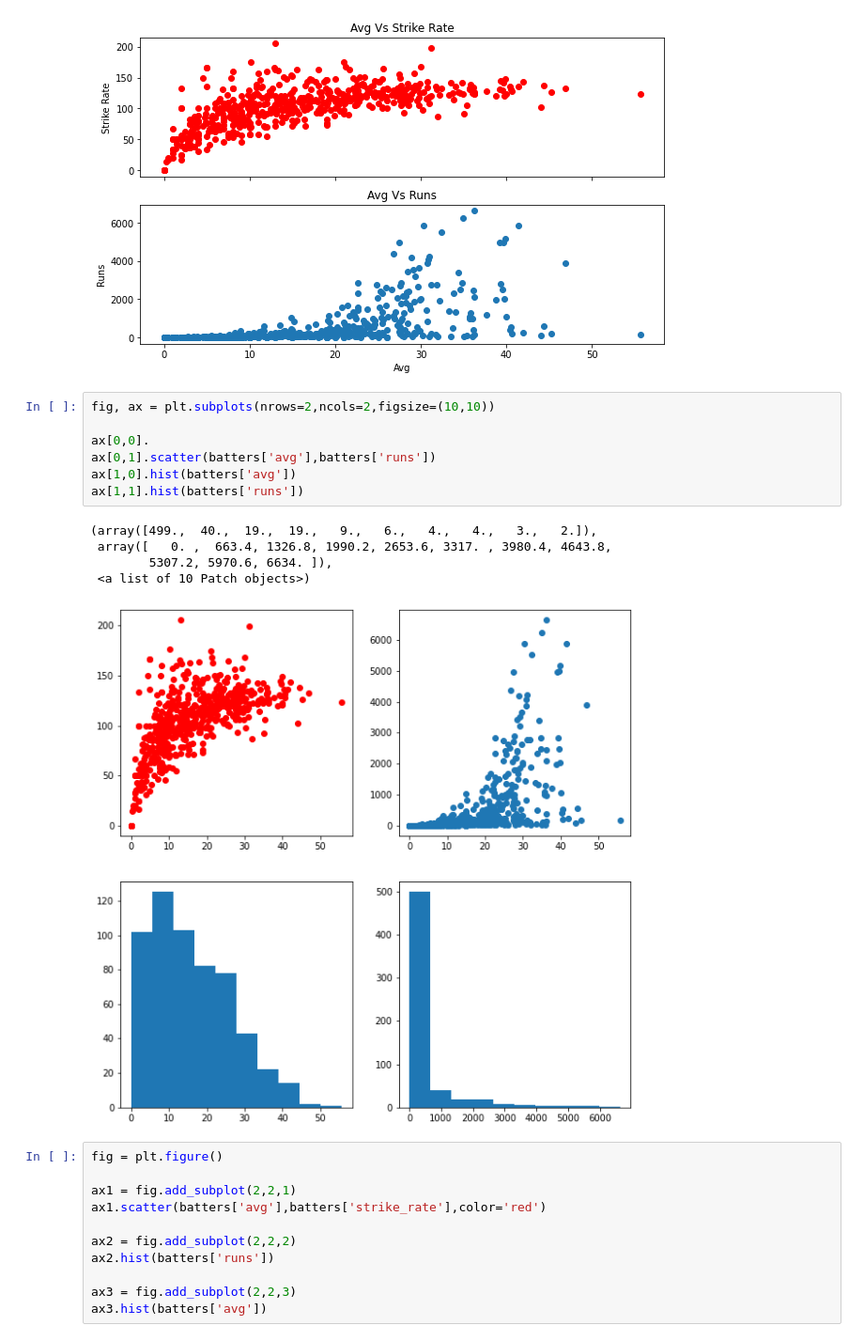
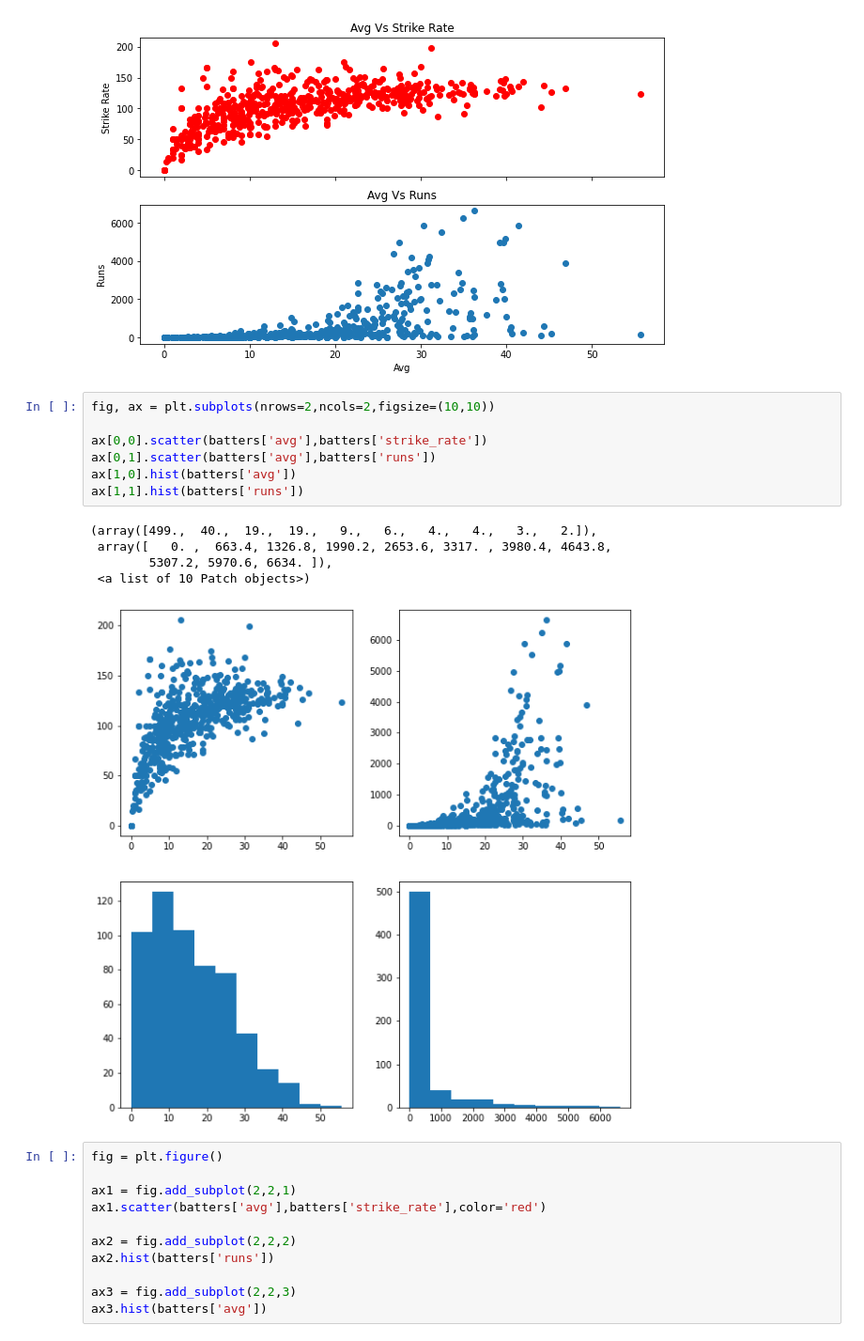
Before and after one commit to Pritush09/Visulaisation-Library-Practice, a Jupyter notebook: Session_24_advanced_matplotlib.ipynb, the cells around one changed output. Shown at 94% size. Saved outputs shown, nothing was run; the diff lists cells and outputs as text.

```diff
--- a/Session_24_advanced_matplotlib.ipynb
+++ b/Session_24_advanced_matplotlib.ipynb
@@ -174,16 +174,16 @@ Text(0.5, 0, 'Avg')
 # %%
 fig, ax = plt.subplots(nrows=2,ncols=2,figsize=(10,10))
 
-ax[0,0].
+ax[0,0].scatter(batters['avg'],batters['strike_rate'])
 ax[0,1].scatter(batters['avg'],batters['runs'])
 ax[1,0].hist(batters['avg'])
 ax[1,1].hist(batters['runs'])
 # %% [output]
 (array([499.,  40.,  19.,  19.,   9.,   6.,   4.,   4.,   3.,   2.]),
  array([   0. ,  663.4, 1326.8, 1990.2, 2653.6, 3317. , 3980.4, 4643.8,
         5307.2, 5970.6, 6634. ]),
  <a list of 10 Patch objects>)
-[figure, old version]
+[figure, new version]
 # %%
 fig = plt.figure()
 
```
Also changed, not shown: parts of 2 cells of this notebook.
